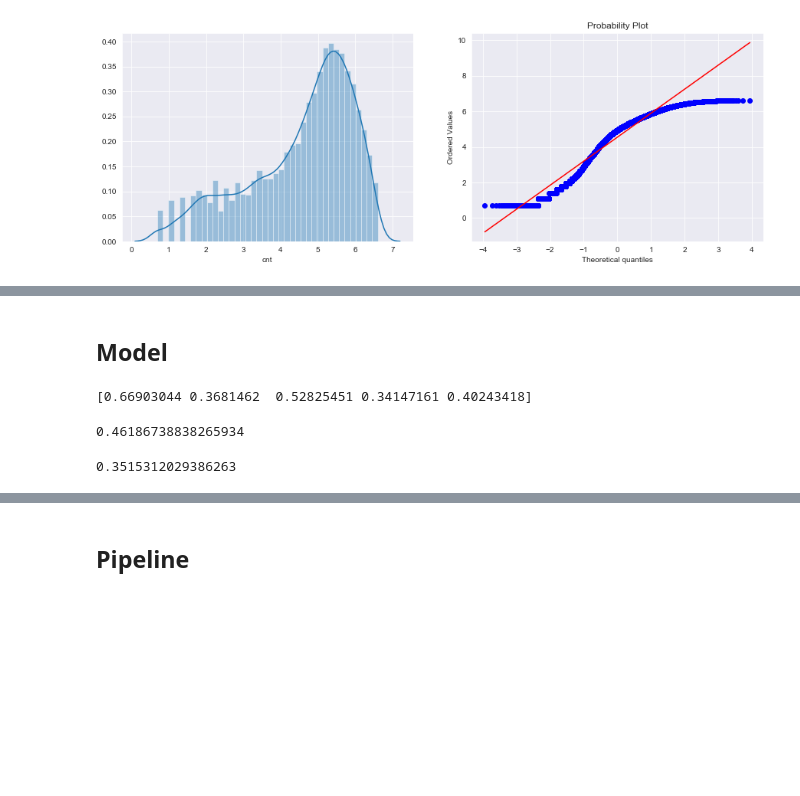
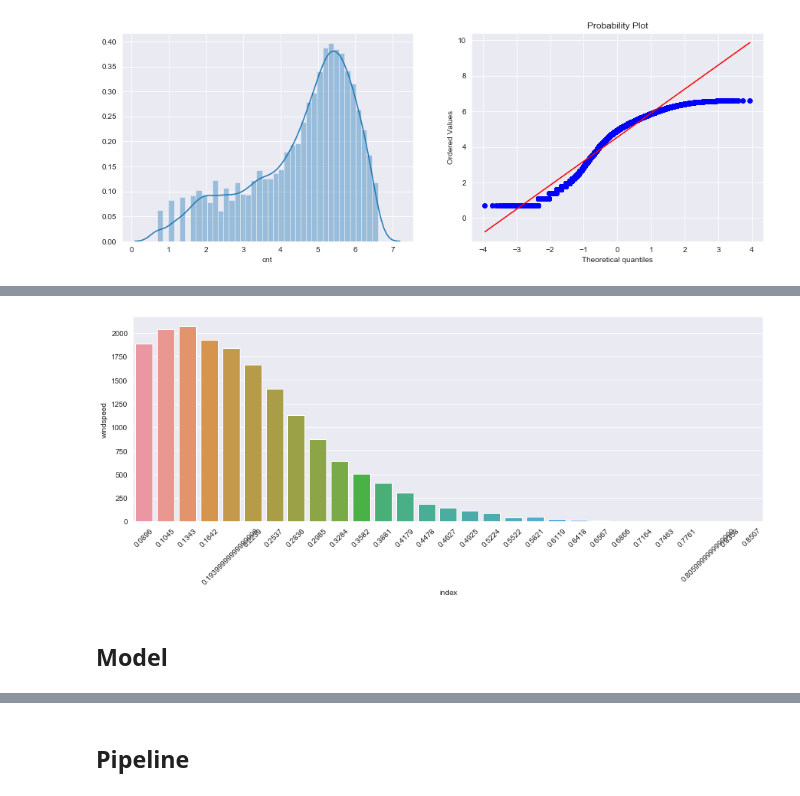
Before and after one commit to GeorgesAlkhouri/bikeshare, a Jupyter notebook: notebooks/0.6-galk-exploratory-analysis.ipynb, the cells around one changed output, grey strips where cells are left out. Saved outputs shown, nothing was run; the diff lists cells and outputs as text; code cells hidden in the pictures; blank space fills up the shorter version.

```diff
--- a/notebooks/0.6-galk-exploratory-analysis.ipynb
+++ b/notebooks/0.6-galk-exploratory-analysis.ipynb
@@ -182,0 +196,21 @@ plot_dist(log_scale_df)
+# %%
+from sklearn.ensemble import RandomForestClassifier
+
+wind_cols= ['season', 'yr', 'mnth', 'weathersit', 'temp', 'hum']
+df_windspeed_0 = interm_df[interm_df['windspeed'] == 0.0]
+df_windspeed_not_0 = interm_df[interm_df['windspeed'] > 0.0]
+
+assert len(df_windspeed_0) + len(df_windspeed_not_0) == len(interm_df)
+
+df_windspeed_not_0['windspeed'] = df_windspeed_not_0['windspeed'].astype('str')
+
+rf_windspeed = RandomForestClassifier()
+rf_windspeed.fit(df_windspeed_not_0[wind_cols], df_windspeed_not_0['windspeed'])
+
+pred_windspeed = rf_windspeed.predict(df_windspeed_0[wind_cols])
+
+df_windspeed_0["windspeed"] = pred_windspeed
+interm_df_windspeed = df_windspeed_not_0.append(df_windspeed_0)
+interm_df_windspeed["windspeed"] = interm_df_windspeed["windspeed"].astype("float")
+interm_df_windspeed.reset_index(inplace=True)
+interm_df_windspeed.drop('index',inplace=True,axis=1)
@@ -183,3 +228,7 @@ plot_dist(log_scale_df)
+# %%
+plot_windspeed(interm_df_windspeed)
+# %% [output]
+[figure, added]
 # %% [markdown]
 ## Model
 # %%
@@ -215,17 +249,3 @@ rf_scores = cross_val_score(rf, data, y, cv=5, scoring=rmsle_score)
-# %%
-print(rf_scores)
-np.mean(rf_scores)
-# %% [output]
-[0.66903044 0.3681462  0.52825451 0.34147161 0.40243418]
-0.46186738838265934
-# %%
-rf = RandomForestRegressor(random_state=seed, n_estimators=100)
-rf.fit(X_train, y_train)
-pred = rf.predict(X_test)
-score = rmsle(y_test, pred)
-print(score)
-# %% [output]
-0.3515312029386263
 # %%
 def plot_compare_density(y, pred, bins=100):
     _,ax = pyplot.subplots(ncols=2,nrows=1, figsize=(15, 5))
```
Also changed, not shown: parts of 21 cells of this notebook.
